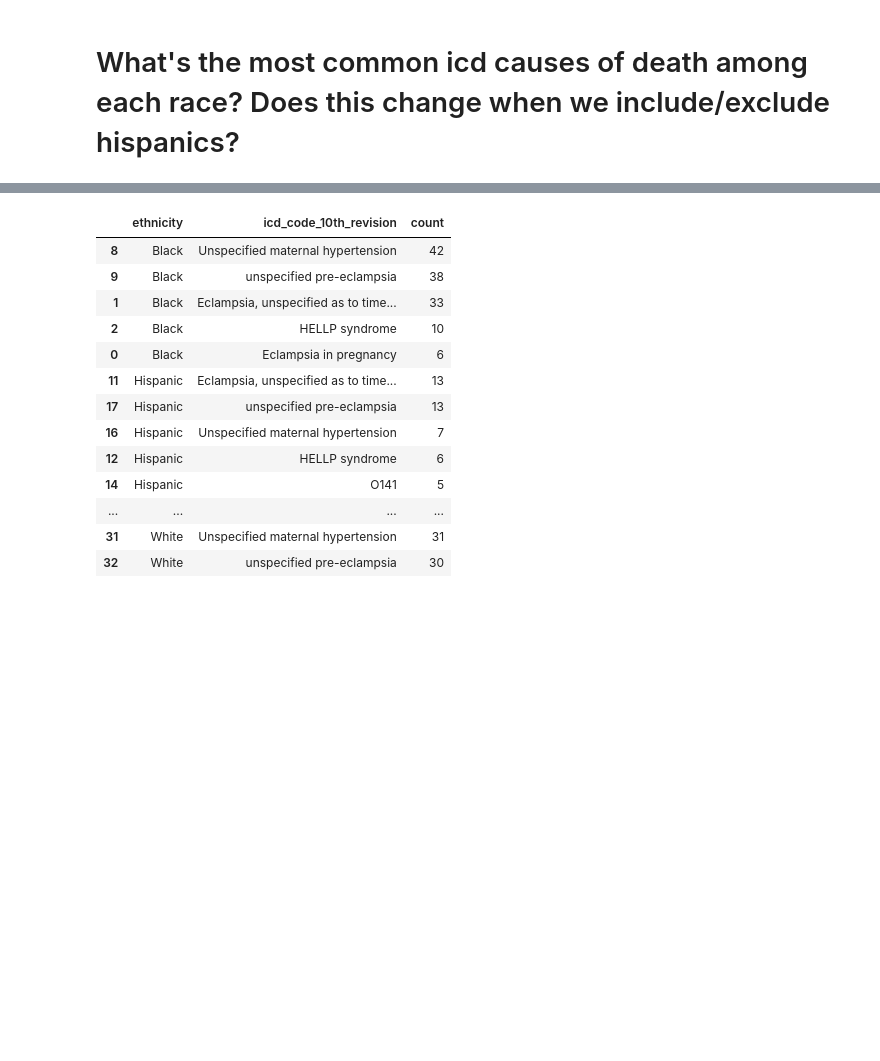
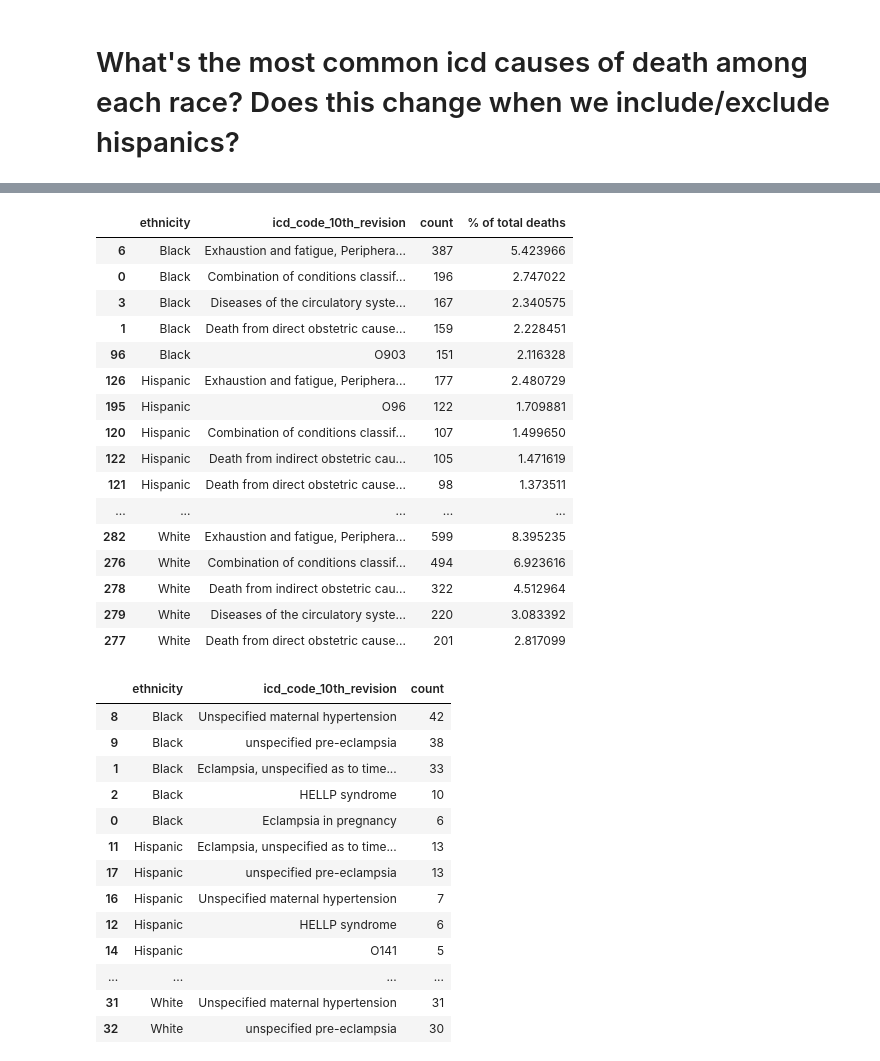
Before and after one commit to andrezafeu/maternal_mortality, a Jupyter notebook: EDA.ipynb, the cells around one changed output, grey strips where cells are left out. Saved outputs shown, nothing was run; the diff lists cells and outputs as text; code cells hidden in the pictures; blank space fills up the shorter version.

Commit message:
Calculate most common icd 10 codes as pct of total deaths

```diff
--- a/EDA.ipynb
+++ b/EDA.ipynb
@@ -502,0 +483,3 @@ most_common_icd_10_code(df)
+# %%
+df_most_common_icd_10 = most_common_icd_10_code(df)
+df_most_common_icd_10
@@ -503,3 +504,28 @@ most_common_icd_10_code(df)
+# %%
+df_most_common_icd_10['% of total deaths'] = df_most_common_icd_10.apply(
+    lambda x:
+    int(x['count']) / int(total_deaths)*100,
+    axis = 1
+)
+df_most_common_icd_10
+# %% [output]
+|  | ethnicity | icd_code_10th_revision | count | % of total deaths |
+| 6 | Black | Exhaustion and fatigue, Periphera... | 387 | 5.423966 |
+| 0 | Black | Combination of conditions classif... | 196 | 2.747022 |
+| 3 | Black | Diseases of the circulatory syste... | 167 | 2.340575 |
+| 1 | Black | Death from direct obstetric cause... | 159 | 2.228451 |
+| 96 | Black | O903 | 151 | 2.116328 |
+| 126 | Hispanic | Exhaustion and fatigue, Periphera... | 177 | 2.480729 |
+| 195 | Hispanic | O96 | 122 | 1.709881 |
+| 120 | Hispanic | Combination of conditions classif... | 107 | 1.499650 |
+| 122 | Hispanic | Death from indirect obstetric cau... | 105 | 1.471619 |
+| 121 | Hispanic | Death from direct obstetric cause... | 98 | 1.373511 |
+| ... | ... | ... | ... | ... |
+| 282 | White | Exhaustion and fatigue, Periphera... | 599 | 8.395235 |
+| 276 | White | Combination of conditions classif... | 494 | 6.923616 |
+| 278 | White | Death from indirect obstetric cau... | 322 | 4.512964 |
+| 279 | White | Diseases of the circulatory syste... | 220 | 3.083392 |
+| 277 | White | Death from direct obstetric cause... | 201 | 2.817099 |
 # %%
 df_eclampsia = df[df['358_causes_of_death'] == 'Eclampsia and pre-eclampsia']
 # %%
```
Also changed, not shown: parts of 2 cells of this notebook.
